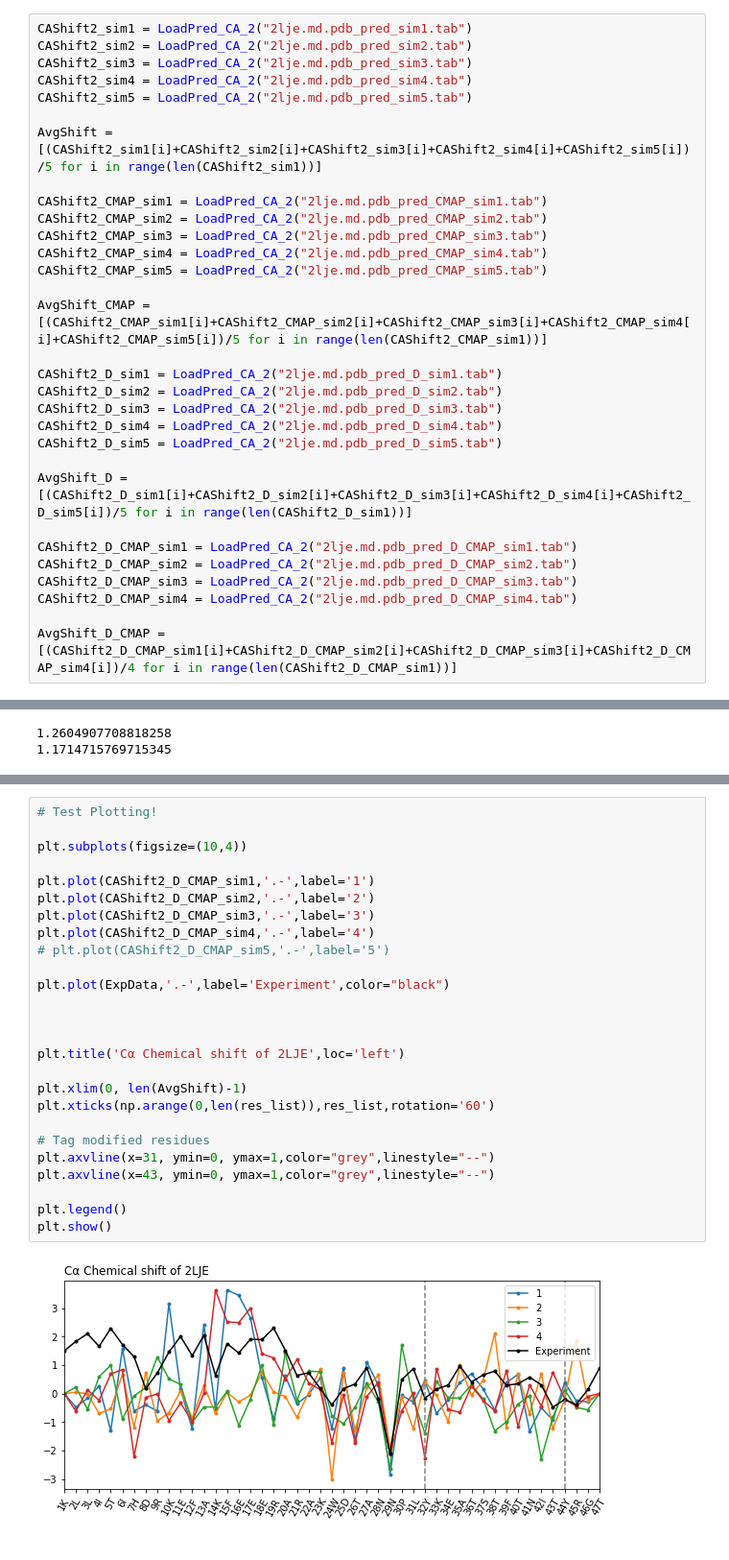
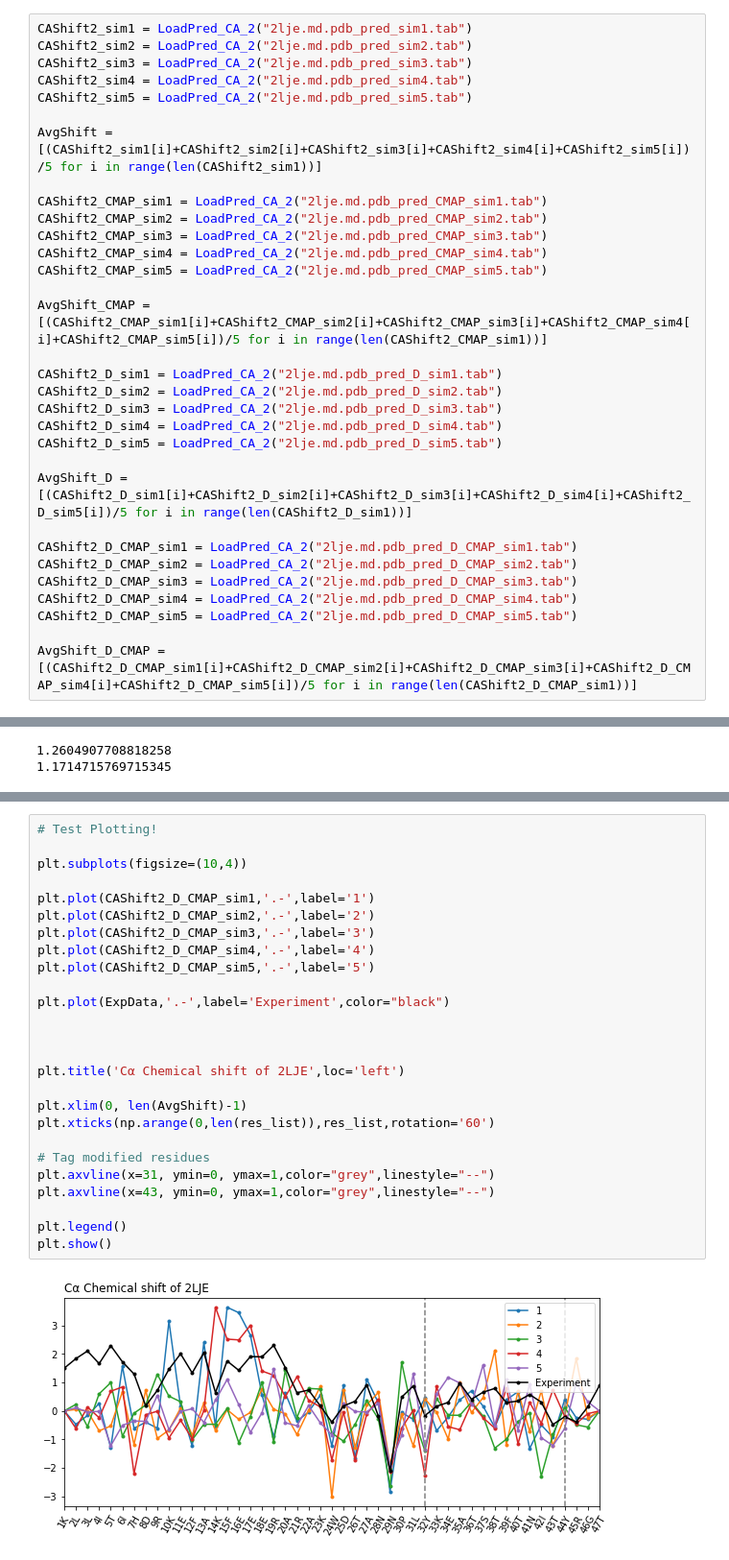
Before and after one commit to Zuricho/My_Lab, a Jupyter notebook: Figure_ipynb/ChemShift_2LJE/ChemShift_2lje.ipynb, the cells around one changed output, grey strips where cells are left out. Shown: that part at 96% size. Saved outputs shown, nothing was run; the diff lists cells and outputs as text.

```diff
--- a/Figure_ipynb/ChemShift_2LJE/ChemShift_2lje.ipynb
+++ b/Figure_ipynb/ChemShift_2LJE/ChemShift_2lje.ipynb
@@ -51,8 +51,9 @@ CAShift2_D_CMAP_sim1 = LoadPred_CA_2("2lje.md.pdb_pred_D_CMAP_sim1.tab")
 CAShift2_D_CMAP_sim2 = LoadPred_CA_2("2lje.md.pdb_pred_D_CMAP_sim2.tab")
 CAShift2_D_CMAP_sim3 = LoadPred_CA_2("2lje.md.pdb_pred_D_CMAP_sim3.tab")
 CAShift2_D_CMAP_sim4 = LoadPred_CA_2("2lje.md.pdb_pred_D_CMAP_sim4.tab")
+CAShift2_D_CMAP_sim5 = LoadPred_CA_2("2lje.md.pdb_pred_D_CMAP_sim5.tab")
 
-AvgShift_D_CMAP = [(CAShift2_D_CMAP_sim1[i]+CAShift2_D_CMAP_sim2[i]+CAShift2_D_CMAP_sim3[i]+CAShift2_D_CMAP_sim4[i])/4 for i in range(len(CAShift2_D_CMAP_sim1))]
+AvgShift_D_CMAP = [(CAShift2_D_CMAP_sim1[i]+CAShift2_D_CMAP_sim2[i]+CAShift2_D_CMAP_sim3[i]+CAShift2_D_CMAP_sim4[i]+CAShift2_D_CMAP_sim5[i])/5 for i in range(len(CAShift2_D_CMAP_sim1))]
 # %%
 print(RMSD(CAShift2_sim1,ExpData))
 print(RMSD(CAShift2_CMAP_sim1,ExpData))
@@ -133,28 +134,28 @@ print(RMSD(AvgShift_D_CMAP,ExpData))
 # %%
 # Test Plotting!
 
 plt.subplots(figsize=(10,4))
 
 plt.plot(CAShift2_D_CMAP_sim1,'.-',label='1')
 plt.plot(CAShift2_D_CMAP_sim2,'.-',label='2')
 plt.plot(CAShift2_D_CMAP_sim3,'.-',label='3')
 plt.plot(CAShift2_D_CMAP_sim4,'.-',label='4')
-# plt.plot(CAShift2_D_CMAP_sim5,'.-',label='5')
+plt.plot(CAShift2_D_CMAP_sim5,'.-',label='5')
 
 plt.plot(ExpData,'.-',label='Experiment',color="black")
 
 
 
 plt.title('Cα Chemical shift of 2LJE',loc='left')
 
 plt.xlim(0, len(AvgShift)-1)
 plt.xticks(np.arange(0,len(res_list)),res_list,rotation='60')
 
 # Tag modified residues
 plt.axvline(x=31, ymin=0, ymax=1,color="grey",linestyle="--")
 plt.axvline(x=43, ymin=0, ymax=1,color="grey",linestyle="--")
 
 plt.legend()
 plt.show()
 # %% [output]
-[figure, old version]
+[figure, new version]
```
Also changed, not shown: parts of 2 cells of this notebook, 9 other files.
